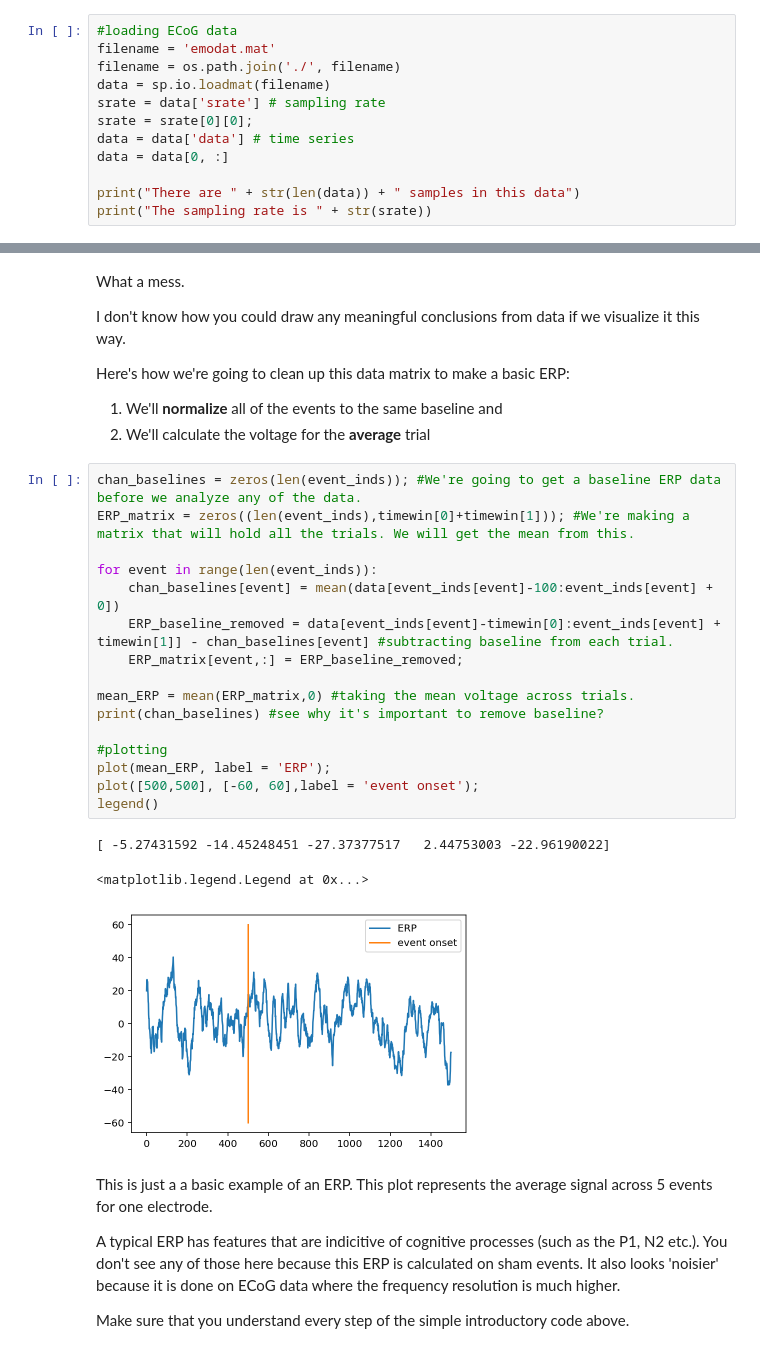
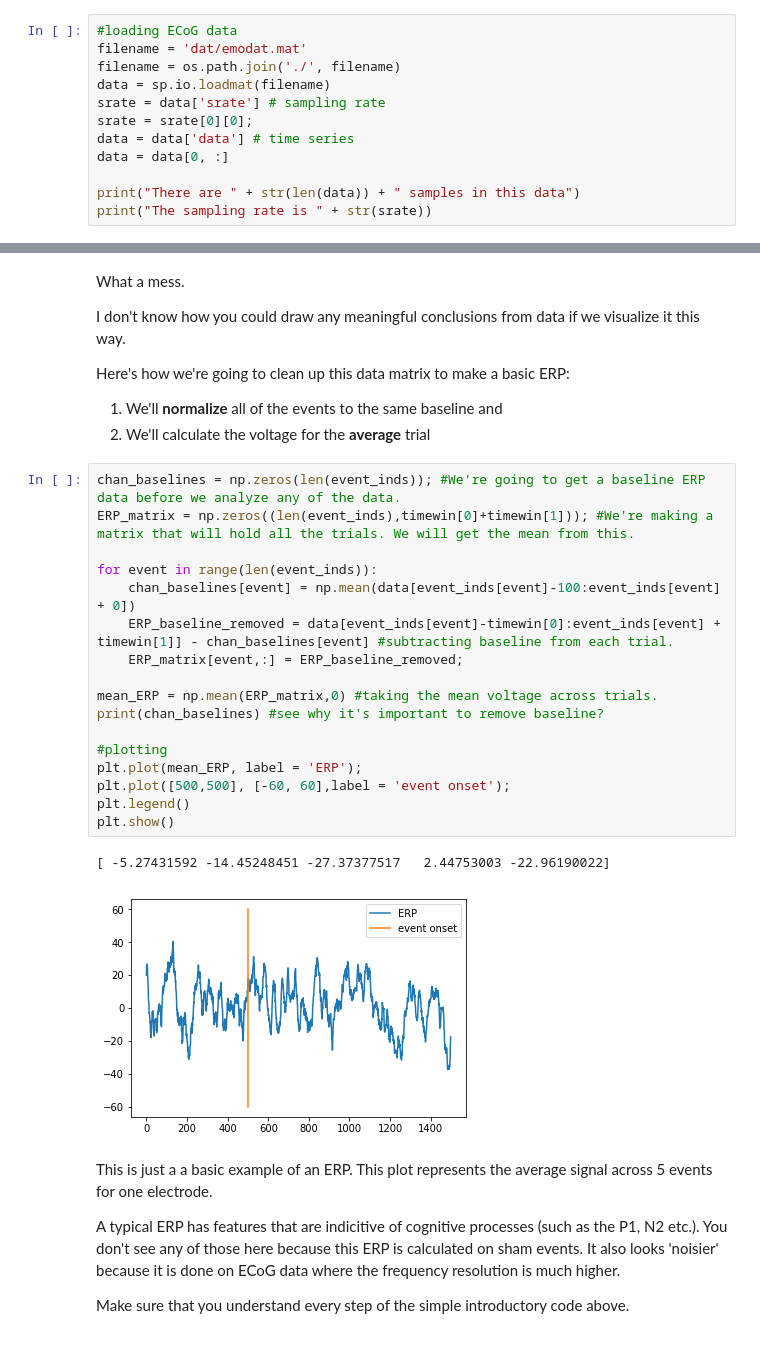
Before and after one commit to voytekresearch/Tutorials, a Jupyter notebook: 04-EventRelatedPotentials.ipynb, the cells around one changed output, grey strips where cells are left out. Drawn from its saved outputs; the diff is of its cells as text.

Commit message:
Added two data files, fixed syntax errors

```diff
--- a/04-EventRelatedPotentials.ipynb
+++ b/04-EventRelatedPotentials.ipynb
@@ -32,7 +32,7 @@ import scipy.io
 import scipy.signal
 # %%
 #loading ECoG data
-filename = 'emodat.mat'
+filename = 'dat/emodat.mat'
 filename = os.path.join('./', filename)
 data = sp.io.loadmat(filename)
 srate = data['srate'] # sampling rate
@@ -94,25 +95,25 @@ Here's how we're going to clean up this data matrix to make a basic ERP:
 1. We'll **normalize** all of the events to the same baseline and
 2. We'll calculate the voltage for the **average** trial
 # %%
-chan_baselines = zeros(len(event_inds)); #We're going to get a baseline ERP data before we analyze any of the data.
-ERP_matrix = zeros((len(event_inds),timewin[0]+timewin[1])); #We're making a matrix that will hold all the trials. We will get the mean from this.
+chan_baselines = np.zeros(len(event_inds)); #We're going to get a baseline ERP data before we analyze any of the data.
+ERP_matrix = np.zeros((len(event_inds),timewin[0]+timewin[1])); #We're making a matrix that will hold all the trials. We will get the mean from this.
 
 for event in range(len(event_inds)):
-    chan_baselines[event] = mean(data[event_inds[event]-100:event_inds[event] + 0])
+    chan_baselines[event] = np.mean(data[event_inds[event]-100:event_inds[event] + 0])
     ERP_baseline_removed = data[event_inds[event]-timewin[0]:event_inds[event] + timewin[1]] - chan_baselines[event] #subtracting baseline from each trial.
     ERP_matrix[event,:] = ERP_baseline_removed;
 
-mean_ERP = mean(ERP_matrix,0) #taking the mean voltage across trials.
+mean_ERP = np.mean(ERP_matrix,0) #taking the mean voltage across trials.
 print(chan_baselines) #see why it's important to remove baseline?
 
 #plotting
-plot(mean_ERP, label = 'ERP');
-plot([500,500], [-60, 60],label = 'event onset');
-legend()
+plt.plot(mean_ERP, label = 'ERP');
+plt.plot([500,500], [-60, 60],label = 'event onset');
+plt.legend()
+plt.show()
 # %% [output]
 [ -5.27431592 -14.45248451 -27.37377517   2.44753003 -22.96190022]
-<matplotlib.legend.Legend at 0x...>
-[figure, old version]
+[figure, new version]
 # %% [markdown]
 This is just a a basic example of an ERP. This plot represents the average signal across 5 events for one electrode.
 
```
Also changed, not shown: parts of 3 cells of this notebook, 4 other files.
